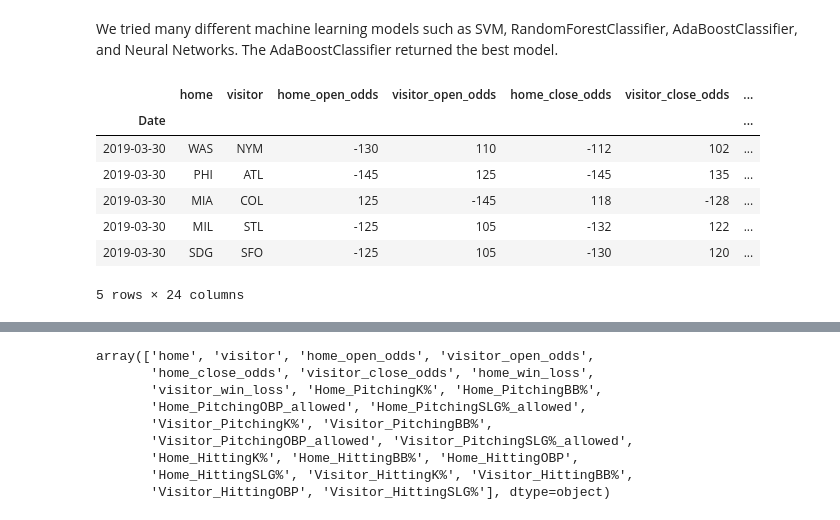
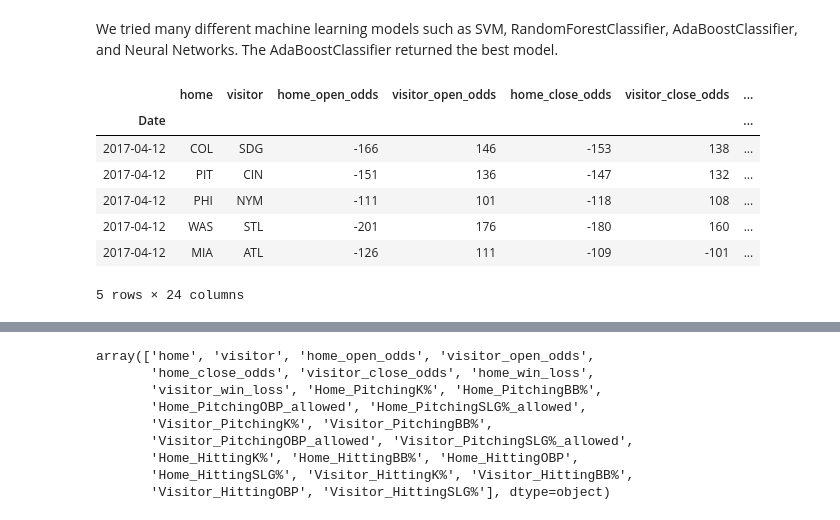
Before and after one commit to JTMachen/Baseball_Game_Predictor, a Jupyter notebook: Final_project_notebook.ipynb, the cells around one changed output, grey strips where cells are left out. Drawn from its saved outputs; the diff is of its cells as text; code cells hidden in the pictures.

```diff
--- a/Final_project_notebook.ipynb
+++ b/Final_project_notebook.ipynb
@@ -145,5 +145,5 @@ from sklearn.ensemble import RandomForestClassifier
 from sklearn.metrics import confusion_matrix, accuracy_score, classification_report
 from imblearn.metrics import classification_report_imbalanced
 # %%
-baseball_data_2019 = pd.read_csv('./Training_Data/2019_10_day.csv',index_col = 'Date', infer_datetime_format = True, parse_dates = True)
+baseball_data_2017 = pd.read_csv('./Training_Data/2017_10_day.csv',index_col = 'Date', infer_datetime_format = True, parse_dates = True)
 # %%
@@ -151,12 +151,12 @@ no_lines = baseball_data_2019[baseball_data_2019['home_open_odds'] == 'NL']
 no_lines.head()
 # %%
-baseball_data_2019.head()
+baseball_data_2017.head()
 # %% [output]
 |  | home | visitor | home_open_odds | visitor_open_odds | home_close_odds | visitor_close_odds | ... |
 | Date |  |  |  |  |  |  | ... |
-| 2019-03-30 | WAS | NYM | -130 | 110 | -112 | 102 | ... |
-| 2019-03-30 | PHI | ATL | -145 | 125 | -145 | 135 | ... |
-| 2019-03-30 | MIA | COL | 125 | -145 | 118 | -128 | ... |
-| 2019-03-30 | MIL | STL | -125 | 105 | -132 | 122 | ... |
-| 2019-03-30 | SDG | SFO | -125 | 105 | -130 | 120 | ... |
+| 2017-04-12 | COL | SDG | -166 | 146 | -153 | 138 | ... |
+| 2017-04-12 | PIT | CIN | -151 | 136 | -147 | 132 | ... |
+| 2017-04-12 | PHI | NYM | -111 | 101 | -118 | 108 | ... |
+| 2017-04-12 | WAS | STL | -201 | 176 | -180 | 160 | ... |
+| 2017-04-12 | MIA | ATL | -126 | 111 | -109 | -101 | ... |
 5 rows × 24 columns
```
Also changed, not shown: parts of 17 cells of this notebook, 2 other files.
